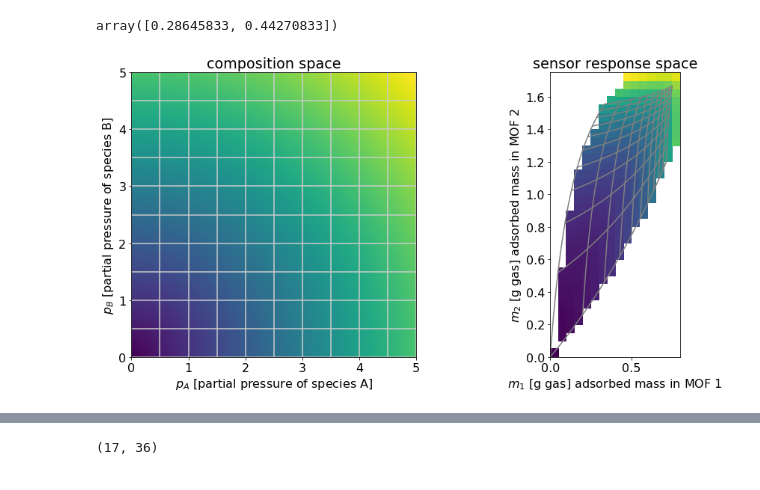
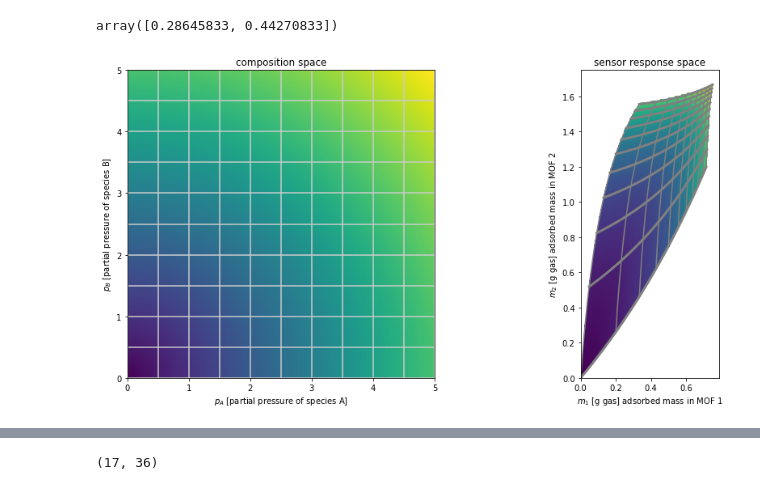
Before and after one commit to SimonEnsemble/nonlinear_sensing, a Jupyter notebook: viz mapping.ipynb, the cells around one changed output, grey strips where cells are left out. Drawn from its saved outputs; the diff is of its cells as text; code cells hidden in the pictures.

```diff
--- a/viz mapping.ipynb
+++ b/viz mapping.ipynb
@@ -36,16 +33,20 @@ def p_of_m(m_0, p_lb, p_ub):
     sol = optimize.root(f, [1.0, 1.0])
     p = sol.x
     # return nan if p less than lower bound, greater than upper bound
-    if p[1] < 0.0 or p[0] < 0.0:
+    if p[0] < p_lb or p[1] < p_lb or p[0] > p_ub or p[1] > p_ub:
         return np.array([np.nan, np.nan])
     if not sol.success:
         return np.array([np.nan, np.nan])
 #     assert np.all(np.isclose([m_1(p), m_2(p)], m_0))
     return p
 
-p_of_m([0.2, 0.5])
+p_of_m([0.2, 0.5], 0, 5)
 # %% [output]
 array([0.28645833, 0.44270833])
+# %%
+def get_meshgrid(x_max, y_max, nb_pts=200):
+    return np.meshgrid(np.linspace(0, x_max, num=nb_pts),
+                       np.linspace(0, y_max, num=nb_pts))
 # %%
 fig, ax = plt.subplots(1, 2, figsize=(15, 7))
 ax[0].set_title("composition space")
@@ -89,7 +90,7 @@ for i in range(int(p_max / dp)+1):
         # compute the adsorbed mass in the two MOFs when exposed to this gas composition
         m1[j] = m_1(p_on_line)
         m2[j] = m_2(p_on_line)
-    ax[1].plot(m1, m2, color="gray")
+    ax[1].plot(m1, m2, color="gray", lw=3)
 
     ###
     #   y = constant (horizontal) grid lines
@@ -103,41 +104,35 @@ for i in range(int(p_max / dp)+1):
 
     # loop through points on the line
     for j in range(nb_pts):
         # get vector on this line
         p_on_line = [p_a[j], p_b]
         # compute the adsorbed mass in the two MOFs when exposed to this gas composition
         m1[j] = m_1(p_on_line)
         m2[j] = m_2(p_on_line)
     ax[1].plot(m1, m2, color="gray")
 
 
 ###
 #   color the plane
 #   color represents.
 ###
-# make these smaller to increase the resolution
-dp = 0.05
-dm = 0.05
 
-# lay a grid in composition space
-pb, pa = np.mgrid[slice(0, p_max + dp, dp),
-                  slice(0, p_max + dp, dp)]
-# lay a grid in response space
-m1, m2 = np.mgrid[slice(0, ax[1].get_xlim()[1] + dm, dm),
-                  slice(0, ax[1].get_ylim()[1] + dm, dm)]
+# lay a grid in response and composition space
+pa, pb = get_meshgrid(p_max, p_max)
+m1, m2 = get_meshgrid(ax[1].get_xlim()[1], ax[1].get_ylim()[1])
 
 z_composition = np.sqrt(pb ** 2 + pa ** 2)
 z_response = np.zeros(np.shape(m1))
 for i in range(np.shape(z_response)[0]):
     for j in range(np.shape(z_response)[1]):
         m_0 = [m1[i, j], m2[i, j]]
-        p = p_of_m(m_0)
+        p = p_of_m(m_0, 0, p_max)
         z_response[i, j] = np.linalg.norm(p)
 
 ax[0].pcolormesh(pa, pb, z_composition)
 ax[1].pcolormesh(m1, m2, z_response)
 
 ax[1].set_aspect('equal', 'box')
 ax[0].set_aspect('equal', 'box')
 # %% [output]
-[figure, old version]
+[figure, new version]
```
Also changed, not shown: parts of 3 cells of this notebook.
